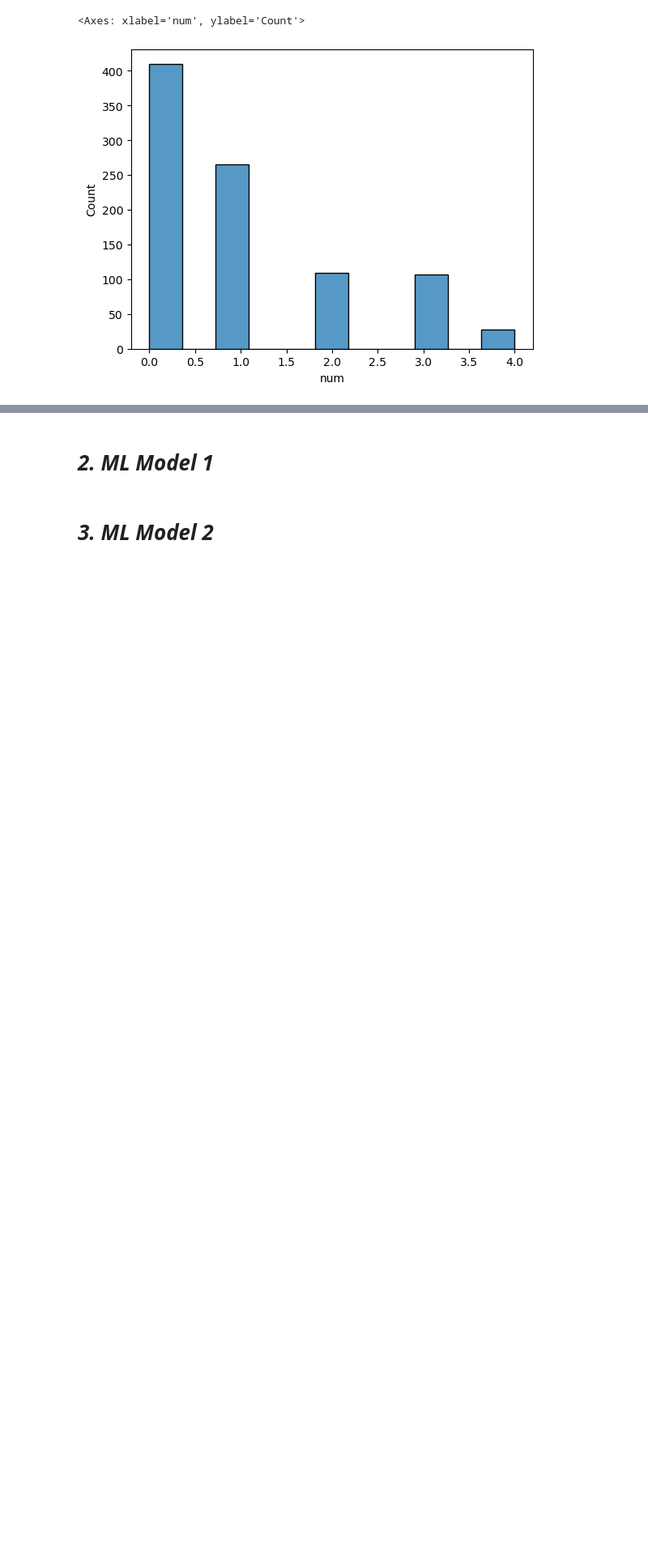
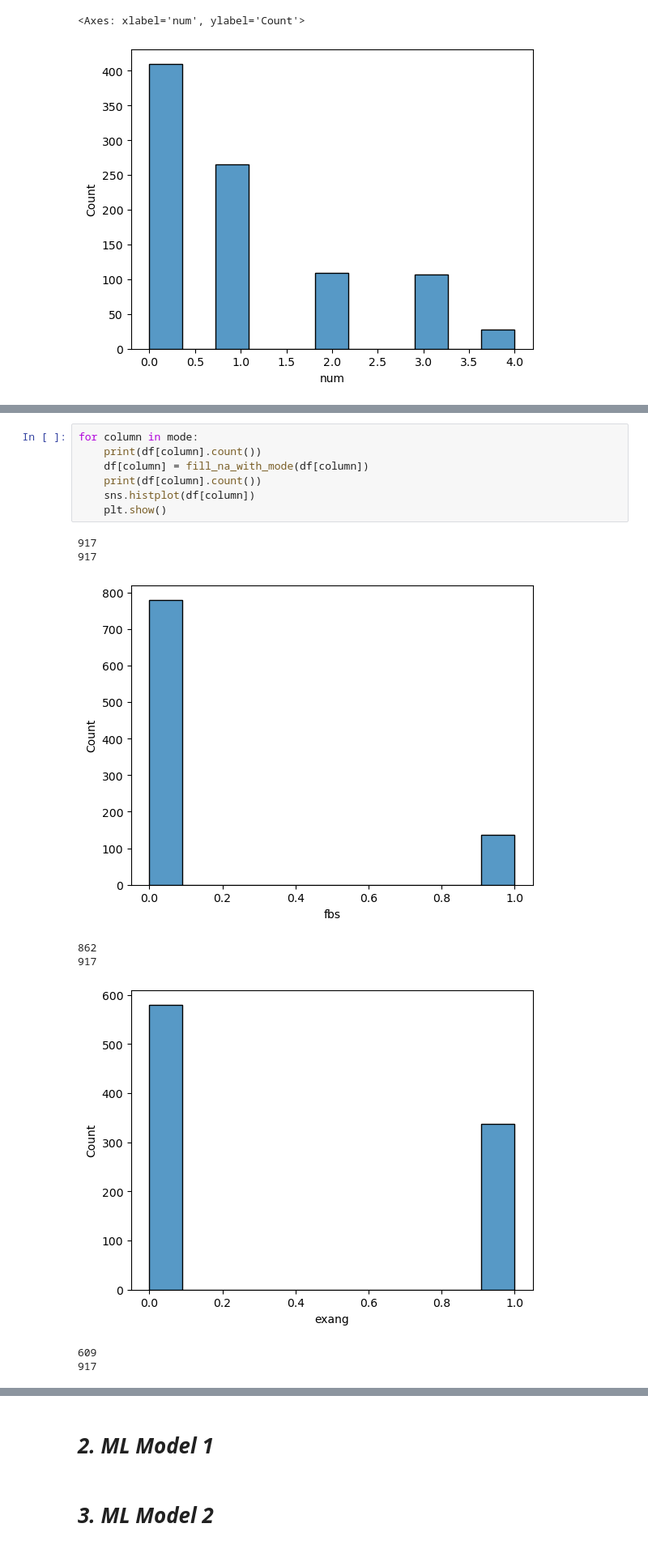
Before and after one commit to arnavyayavaram/ML_Project_SDGs, a Jupyter notebook: Team 08 ML Project.ipynb, the cells around one changed output, grey strips where cells are left out. Shown: that part at 81% size. Cells and saved outputs as stored; diff of their text form; blank space fills up the shorter version.

```diff
--- a/Team 08 ML Project.ipynb
+++ b/Team 08 ML Project.ipynb
@@ -134,0 +214,16 @@ sns.pairplot(df)
+# %%
+for column in mode:
+    print(df[column].count())
+    df[column] = fill_na_with_mode(df[column])
+    print(df[column].count())
+    sns.histplot(df[column])
+    plt.show()
+# %% [output]
+917
+917
+[figure, added]
+862
+917
+[figure, added]
+609
+917
```
Also changed, not shown: parts of 19 cells of this notebook.
